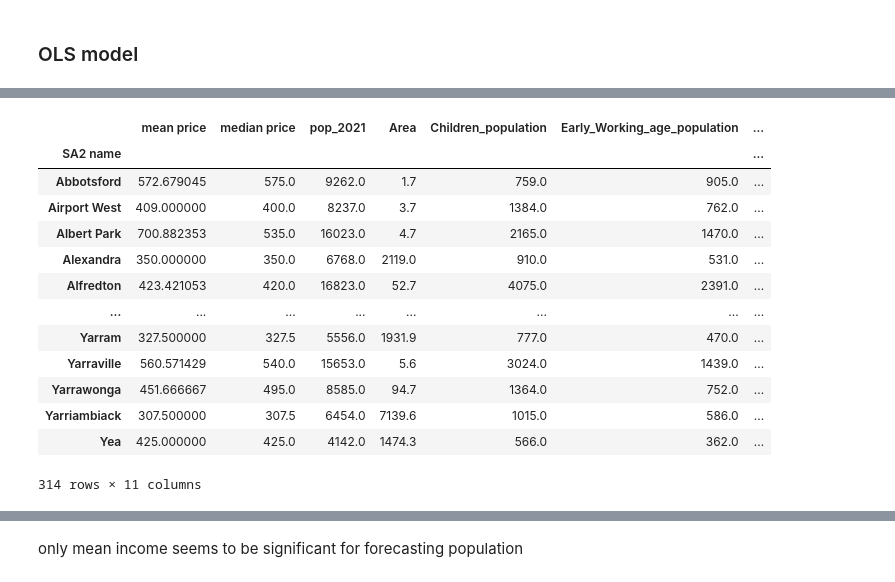
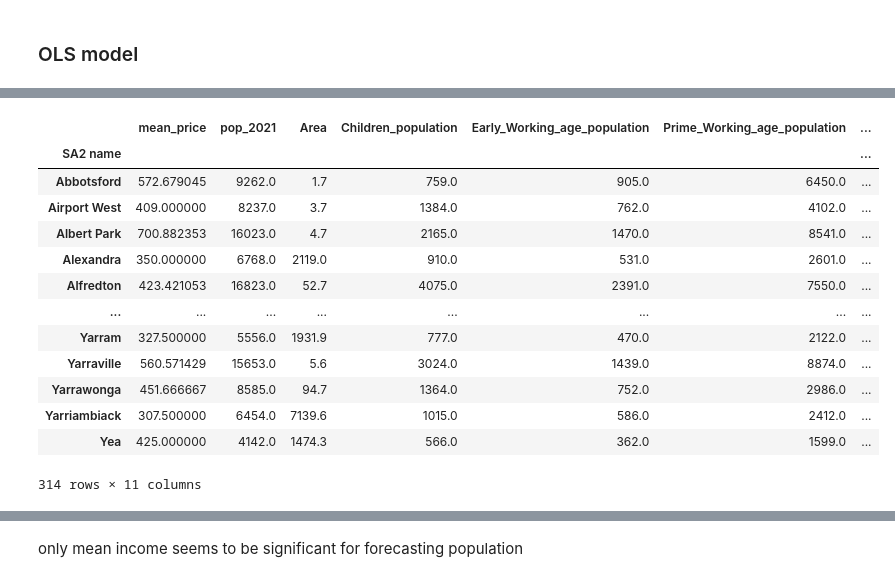
Before and after one commit to MAST30034-Applied-Data-Science/generic-real-estate-consulting-project-18, a Jupyter notebook: notebooks/Summary_notebook.ipynb, the cells around one changed output, grey strips where cells are left out. Drawn from its saved outputs; the diff is of its cells as text; code cells hidden in the pictures.

```diff
--- a/notebooks/Summary_notebook.ipynb
+++ b/notebooks/Summary_notebook.ipynb
@@ -156,8 +146,8 @@ median_price = SA2_features_raw.groupby('SA2 name')['cost_text'].median()
 # %%
 # create a new dataframe to get SA2 specific features only
 SA2_data = pd.DataFrame()
-SA2_data['mean price'] = mean_price
-SA2_data['median price']=median_price
+SA2_data['mean_price'] = mean_price
+SA2_data['median_price']=median_price
 
 # iterate through dataframe and get SA2 features
 for column in SA2_features_raw.iloc[[],8:]:
@@ -386,3 +393,4 @@ average_aff_ratios = rental_income.groupby('SA2 name')['affordability ratio'].me
 # %%
 # drop irrelevant columns
-SA2_data.drop(columns = ['Median $ 2019','SA2 CODE','SA2 code_y'], inplace = True)
+SA2_data_2 = SA2_data.copy()
+SA2_data_2.drop(columns = ['median_price','SA2 code_y', 'SA2 CODE'], inplace = True)
@@ -389,19 +414,19 @@ SA2_data.drop(columns = ['Median $ 2019','SA2 CODE','SA2 code_y'], inplace = Tru
 # %%
-SA2_data
+SA2_data_2
 # %% [output]
-|  | mean price | median price | pop_2021 | Area | Children_population | Early_Working_age_population | ... |
+|  | mean_price | pop_2021 | Area | Children_population | Early_Working_age_population | Prime_Working_age_population | ... |
 | SA2 name |  |  |  |  |  |  | ... |
-| Abbotsford | 572.679045 | 575.0 | 9262.0 | 1.7 | 759.0 | 905.0 | ... |
-| Airport West | 409.000000 | 400.0 | 8237.0 | 3.7 | 1384.0 | 762.0 | ... |
-| Albert Park | 700.882353 | 535.0 | 16023.0 | 4.7 | 2165.0 | 1470.0 | ... |
-| Alexandra | 350.000000 | 350.0 | 6768.0 | 2119.0 | 910.0 | 531.0 | ... |
-| Alfredton | 423.421053 | 420.0 | 16823.0 | 52.7 | 4075.0 | 2391.0 | ... |
+| Abbotsford | 572.679045 | 9262.0 | 1.7 | 759.0 | 905.0 | 6450.0 | ... |
+| Airport West | 409.000000 | 8237.0 | 3.7 | 1384.0 | 762.0 | 4102.0 | ... |
+| Albert Park | 700.882353 | 16023.0 | 4.7 | 2165.0 | 1470.0 | 8541.0 | ... |
+| Alexandra | 350.000000 | 6768.0 | 2119.0 | 910.0 | 531.0 | 2601.0 | ... |
+| Alfredton | 423.421053 | 16823.0 | 52.7 | 4075.0 | 2391.0 | 7550.0 | ... |
 | ... | ... | ... | ... | ... | ... | ... | ... |
-| Yarram | 327.500000 | 327.5 | 5556.0 | 1931.9 | 777.0 | 470.0 | ... |
-| Yarraville | 560.571429 | 540.0 | 15653.0 | 5.6 | 3024.0 | 1439.0 | ... |
-| Yarrawonga | 451.666667 | 495.0 | 8585.0 | 94.7 | 1364.0 | 752.0 | ... |
-| Yarriambiack | 307.500000 | 307.5 | 6454.0 | 7139.6 | 1015.0 | 586.0 | ... |
-| Yea | 425.000000 | 425.0 | 4142.0 | 1474.3 | 566.0 | 362.0 | ... |
+| Yarram | 327.500000 | 5556.0 | 1931.9 | 777.0 | 470.0 | 2122.0 | ... |
+| Yarraville | 560.571429 | 15653.0 | 5.6 | 3024.0 | 1439.0 | 8874.0 | ... |
+| Yarrawonga | 451.666667 | 8585.0 | 94.7 | 1364.0 | 752.0 | 2986.0 | ... |
+| Yarriambiack | 307.500000 | 6454.0 | 7139.6 | 1015.0 | 586.0 | 2412.0 | ... |
+| Yea | 425.000000 | 4142.0 | 1474.3 | 566.0 | 362.0 | 1599.0 | ... |
 314 rows × 11 columns
 # %%
 # rename variable so it can be joined
```
Also changed, not shown: parts of 18 cells of this notebook, 2 other files.
